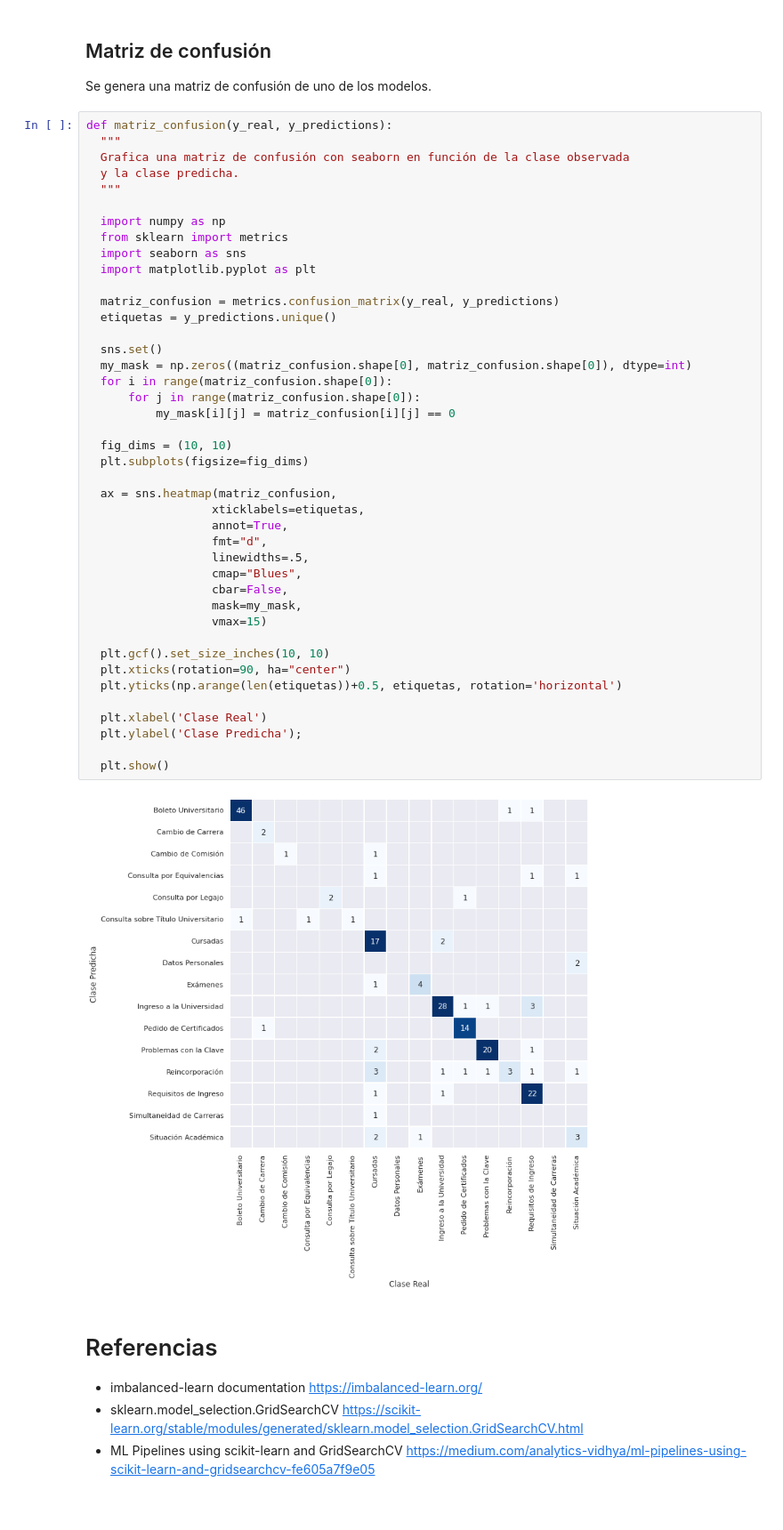
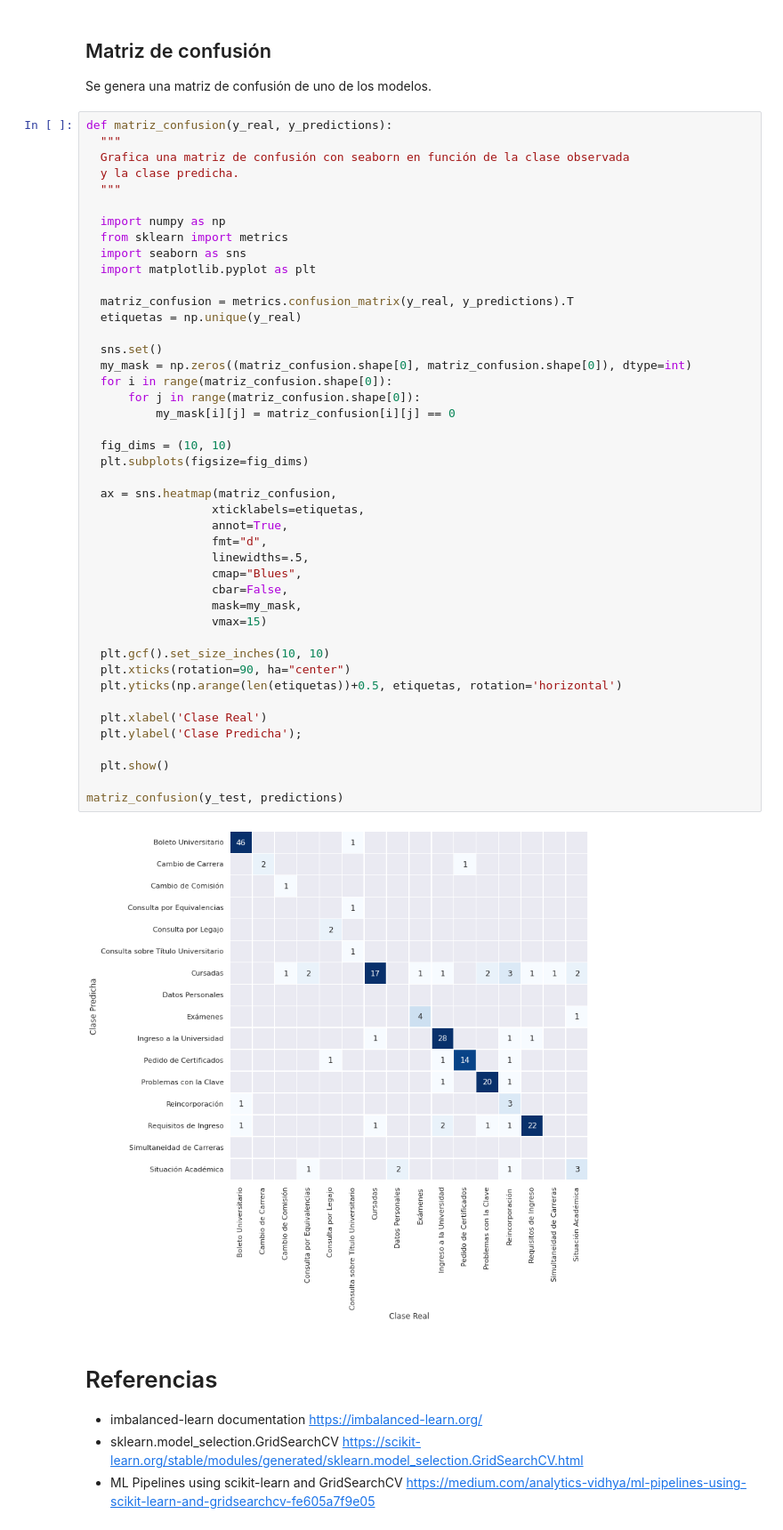
Before and after one commit to jumafernandez/imbalanced_data, a Jupyter notebook: notebooks/oversampling.ipynb, the cells around one changed output. Shown at 89% size. Saved outputs shown, nothing was run; the diff lists cells and outputs as text.

```diff
--- a/notebooks/oversampling.ipynb
+++ b/notebooks/oversampling.ipynb
@@ -507,38 +510,40 @@ def matriz_confusion(y_real, y_predictions):
   import seaborn as sns
   import matplotlib.pyplot as plt
 
-  matriz_confusion = metrics.confusion_matrix(y_real, y_predictions)
-  etiquetas = y_predictions.unique()
+  matriz_confusion = metrics.confusion_matrix(y_real, y_predictions).T
+  etiquetas = np.unique(y_real)
 
   sns.set()
   my_mask = np.zeros((matriz_confusion.shape[0], matriz_confusion.shape[0]), dtype=int)
   for i in range(matriz_confusion.shape[0]):
       for j in range(matriz_confusion.shape[0]):
           my_mask[i][j] = matriz_confusion[i][j] == 0
 
   fig_dims = (10, 10)
   plt.subplots(figsize=fig_dims)
 
   ax = sns.heatmap(matriz_confusion,
                   xticklabels=etiquetas,
                   annot=True,
                   fmt="d",
                   linewidths=.5,
                   cmap="Blues",
                   cbar=False,
                   mask=my_mask,
                   vmax=15)
 
   plt.gcf().set_size_inches(10, 10)
   plt.xticks(rotation=90, ha="center")
   plt.yticks(np.arange(len(etiquetas))+0.5, etiquetas, rotation='horizontal')
 
   plt.xlabel('Clase Real')
   plt.ylabel('Clase Predicha');
 
   plt.show()
+
+matriz_confusion(y_test, predictions)
 # %% [output]
-[figure, old version]
+[figure, new version]
 # %% [markdown]
 # Referencias
 - imbalanced-learn documentation https://imbalanced-learn.org/
```
Also changed, not shown: parts of 2 cells of this notebook.
